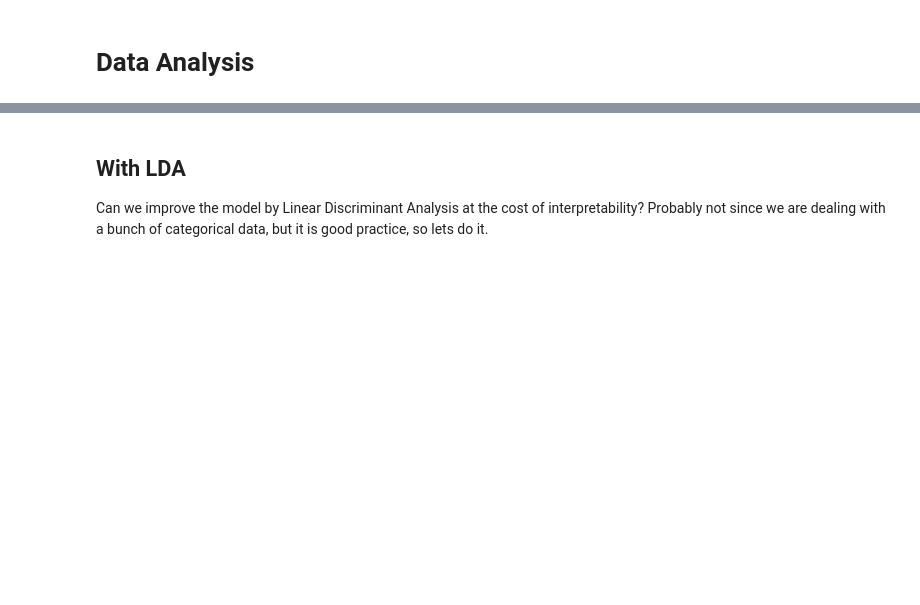
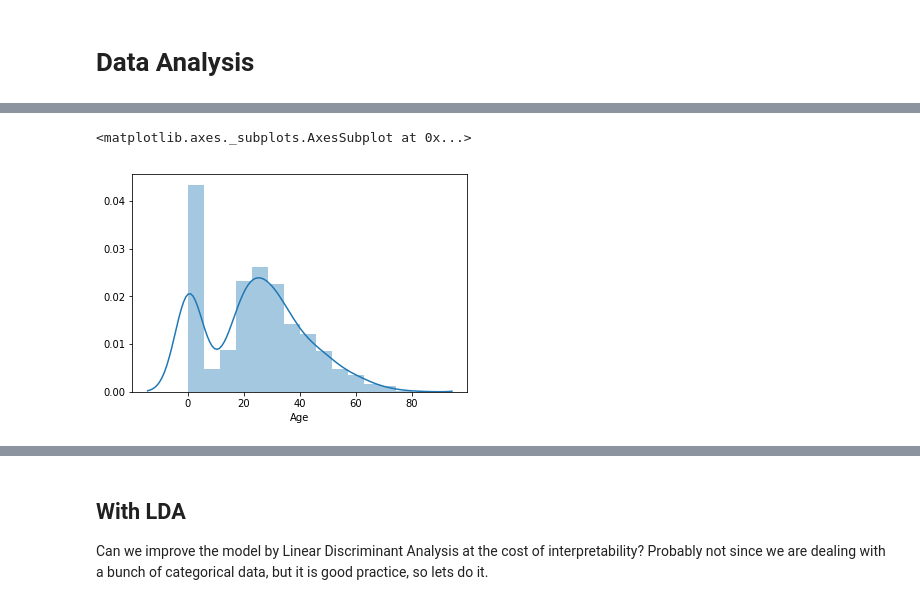
Before and after one commit to harrisonjansma/ML-Notes, a Jupyter notebook: Titanic/Titanic.ipynb, the cells around one changed output, grey strips where cells are left out. Cells and saved outputs as stored; diff of their text form; code cells hidden in the pictures; blank space fills up the shorter version.

```diff
--- a/Titanic/Titanic.ipynb
+++ b/Titanic/Titanic.ipynb
@@ -73,0 +69,5 @@ df.head()
+# %%
+sns.distplot(df['Age'])
+# %% [output]
+<matplotlib.axes._subplots.AxesSubplot at 0x...>
+[figure, added]
```
Also changed, not shown: parts of 47 cells of this notebook, 1 other file.
